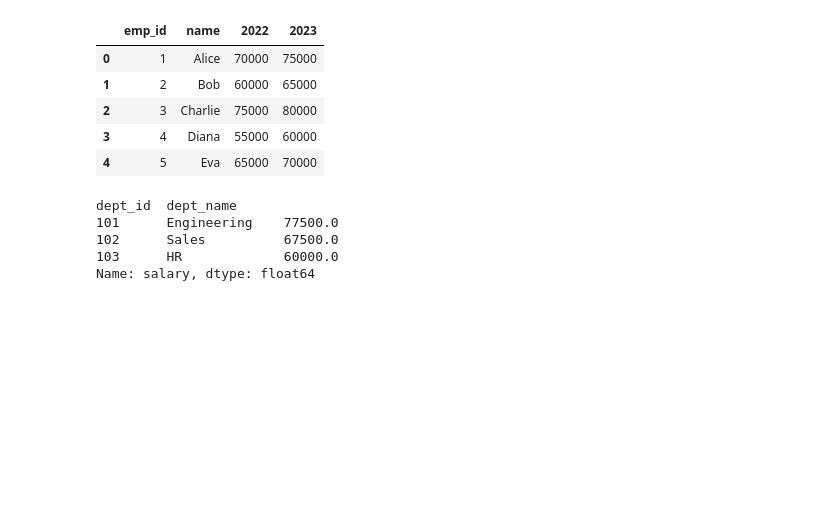
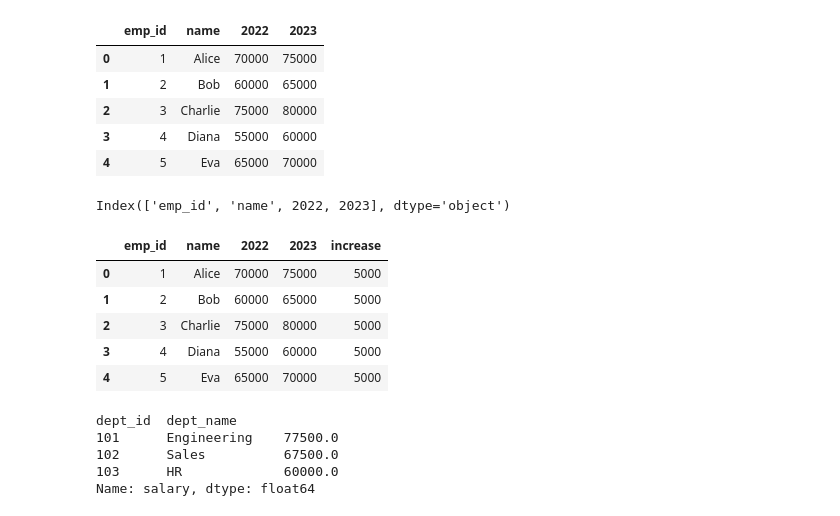
Before and after one commit to KEN-DATALABS/PROJECT-LIST, a Jupyter notebook: OneDrive/Documents/List Project/Project3.ipynb, the cells around one changed output. Cells and saved outputs as stored; diff of their text form; code cells hidden in the pictures; blank space fills up the shorter version.

```diff
--- a/OneDrive/Documents/List Project/Project3.ipynb
+++ b/OneDrive/Documents/List Project/Project3.ipynb
@@ -893,6 +893,20 @@ salary_history
 | 2 | 3 | Charlie | 75000 | 80000 |
 | 3 | 4 | Diana | 55000 | 60000 |
 | 4 | 5 | Eva | 65000 | 70000 |
+# %%
+salary_history.columns
+# %% [output]
+Index(['emp_id', 'name', 2022, 2023], dtype='object')
+# %%
+salary_history['increase']=salary_history[2023]-salary_history[2022]
+salary_history
+# %% [output]
+|  | emp_id | name | 2022 | 2023 | increase |
+| 0 | 1 | Alice | 70000 | 75000 | 5000 |
+| 1 | 2 | Bob | 60000 | 65000 | 5000 |
+| 2 | 3 | Charlie | 75000 | 80000 | 5000 |
+| 3 | 4 | Diana | 55000 | 60000 | 5000 |
+| 4 | 5 | Eva | 65000 | 70000 | 5000 |
 # %%
 average_salary_by_dept = salary_department[salary_department['year']==2023].groupby(['dept_id','dept_name'])['salary'].mean()
 average_salary_by_dept
```
